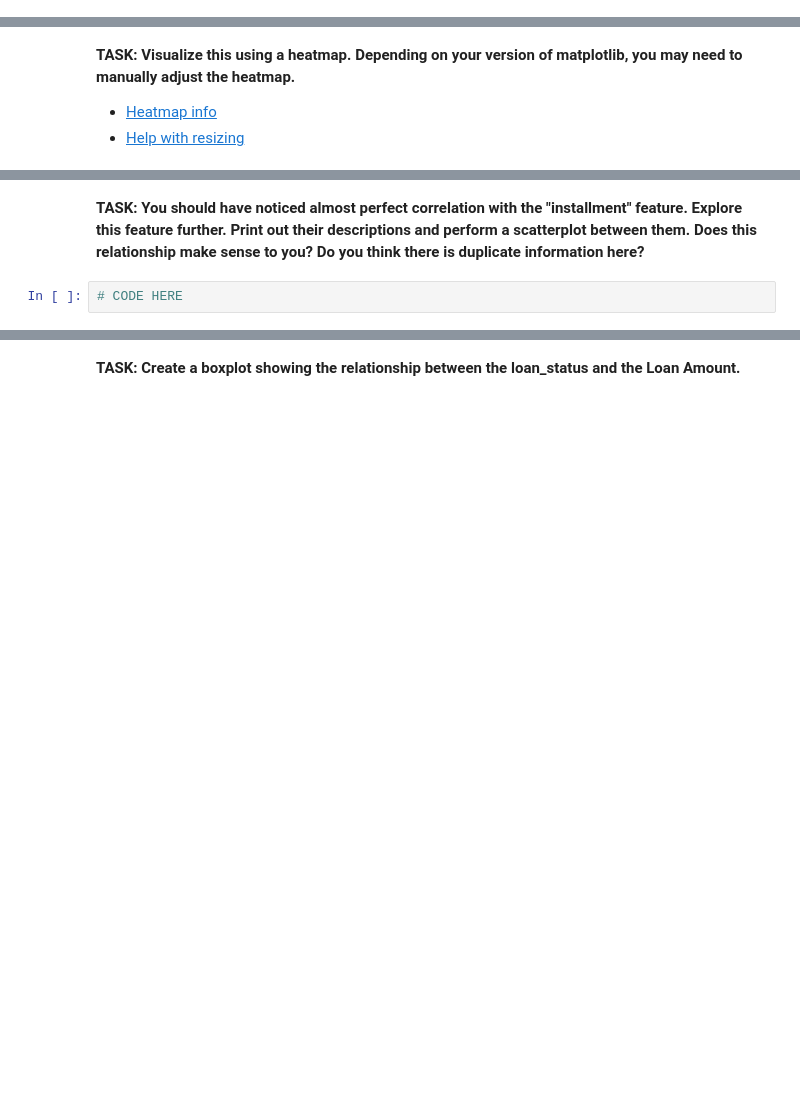
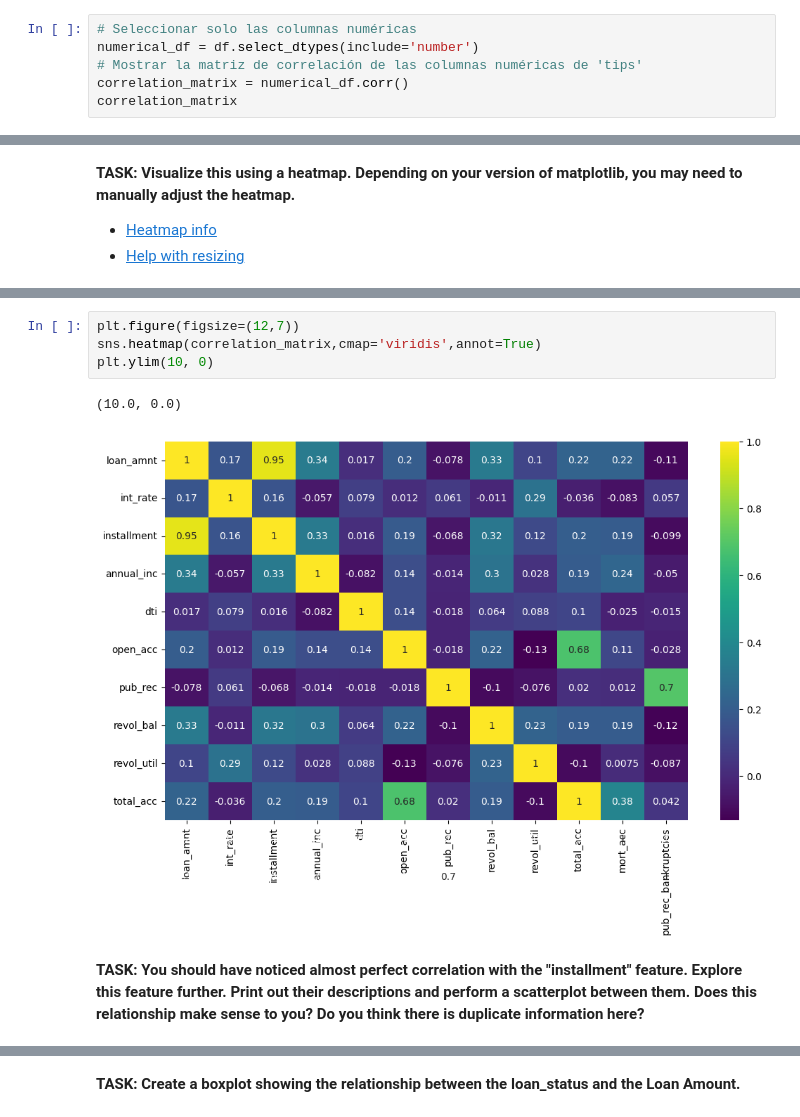
Before and after one commit to lulimontero/curso-udemy-data-science-python, a Jupyter notebook: TensorFlow_FILES/ANNs/03-Keras-Project-Exercise.ipynb, the cells around one changed output, grey strips where cells are left out. Cells and saved outputs as stored; diff of their text form; blank space fills up the shorter version.

```diff
--- a/TensorFlow_FILES/ANNs/03-Keras-Project-Exercise.ipynb
+++ b/TensorFlow_FILES/ANNs/03-Keras-Project-Exercise.ipynb
@@ -283,0 +265,6 @@ memory usage: 81.6+ MB
+# %%
+# Seleccionar solo las columnas numéricas
+numerical_df = df.select_dtypes(include='number')
+# Mostrar la matriz de correlación de las columnas numéricas de 'tips'
+correlation_matrix = numerical_df.corr()
+correlation_matrix
@@ -295,4 +290,9 @@ memory usage: 81.6+ MB
+# %%
+plt.figure(figsize=(12,7))
+sns.heatmap(correlation_matrix,cmap='viridis',annot=True)
+plt.ylim(10, 0)
+# %% [output]
+(10.0, 0.0)
+[figure, added]
 # %% [markdown]
 **TASK: You should have noticed almost perfect correlation with the "installment" feature. Explore this feature further. Print out their descriptions and perform a scatterplot between them. Does this relationship make sense to you? Do you think there is duplicate information here?**
-# %%
-# CODE HERE
```
Also changed, not shown: parts of 215 cells of this notebook, 1 other file.
